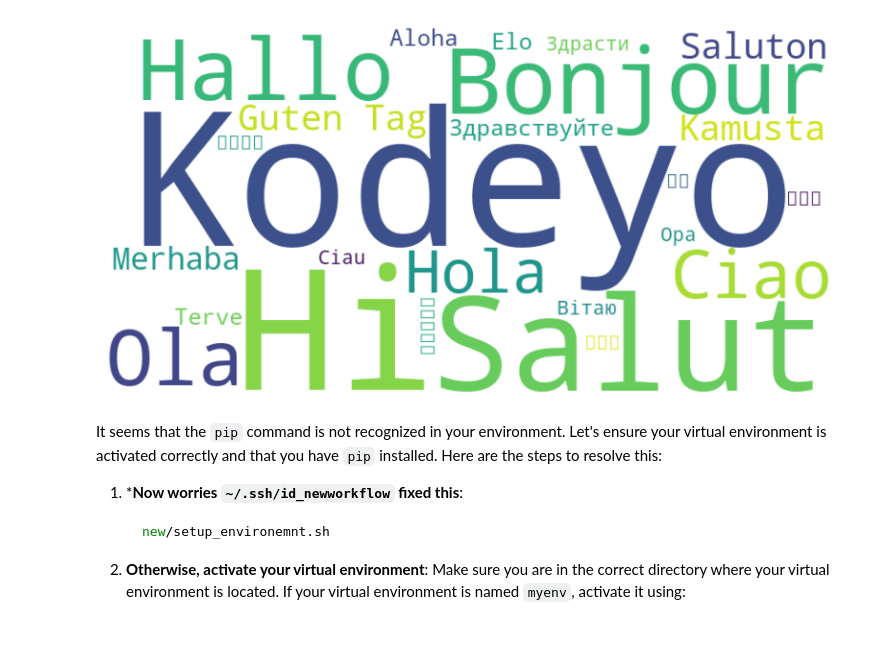
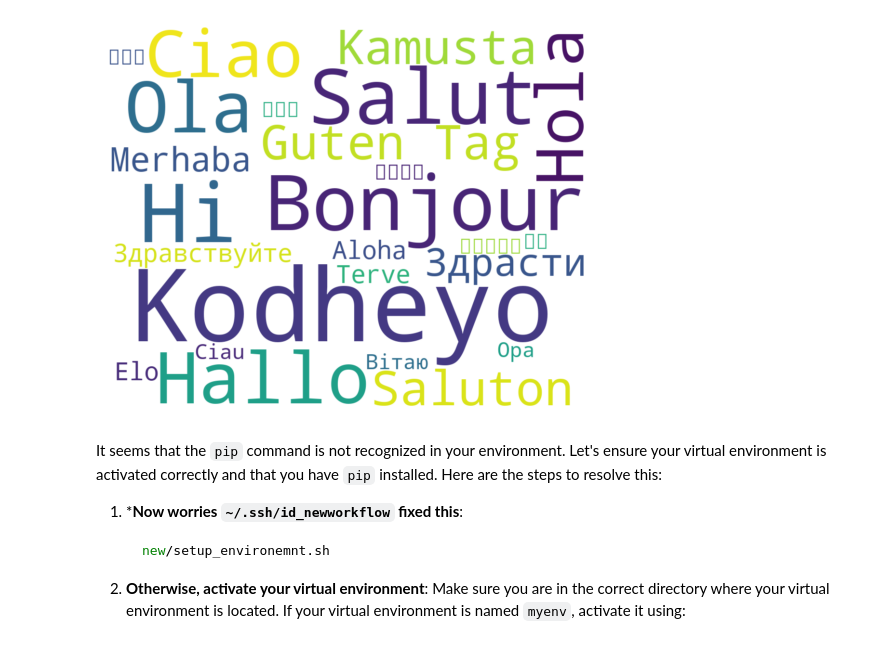
Before and after one commit to abikesa/scripts, a Jupyter notebook: chapter6.ipynb, the cells around one changed output. Cells and saved outputs as stored; diff of their text form; code cells hidden in the pictures.

Commit message:
kodheyo "correctly" spelled

```diff
--- a/chapter6.ipynb
+++ b/chapter6.ipynb
@@ -14,7 +14,7 @@ text = """Hello Hi Salut Bonjour Hallo Ola Ciao Hola Guten Tag Saluton Kamusta M
 
 # Define the word frequencies if specific sizes are required
 word_freqs = {
-    "Kodeyo": 10,
+    "Kodheyo": 13,
     "Hi": 8,
     "Salut": 7,
     "Bonjour": 7,
@@ -22,36 +22,36 @@ word_freqs = {
     "Ola": 6,
     "Ciao": 5,
     "Hola": 5,
     "Guten Tag": 4,
     "Saluton": 4,
     "Kamusta": 4,
     "Merhaba": 3,
     "Здравствуйте": 3,
     "Elo": 3,
     "Aloha": 3,
     "Terve": 3,
     "Opa": 2,
     "Вітаю": 2,
     "오늘은": 2,
     "Ciau": 2,
     "今日は": 2,
     "سلام": 2,
-    "Здрасти": 2,
+    "Здрасти": 4,
     "你好": 2,
     "سلامة": 2
 }
 
 # Create the word cloud object
-wordcloud = WordCloud(width=800, height=400, background_color='white', relative_scaling=0.5,
+wordcloud = WordCloud(width=1000, height=800, background_color='white', relative_scaling=0.5,
                       colormap='viridis', collocations=False).generate_from_frequencies(word_freqs)
 
 # Plot the word cloud
 plt.figure(figsize=(10, 5))
 plt.imshow(wordcloud, interpolation='bilinear')
 plt.axis('off')
 plt.show()
 # %% [output]
-[figure, old version]
+[figure, new version]
 # %% [markdown]
 It seems that the `pip` command is not recognized in your environment. Let's ensure your virtual environment is activated correctly and that you have `pip` installed. Here are the steps to resolve this:
 
```
Also changed, not shown: 25 other files.
